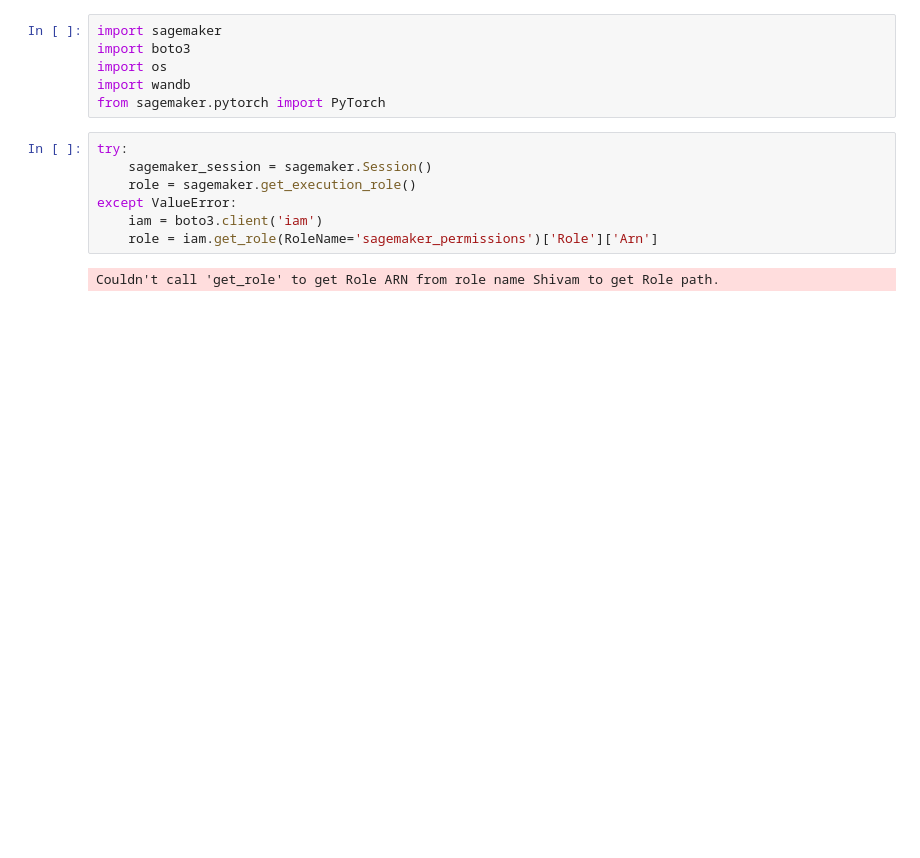
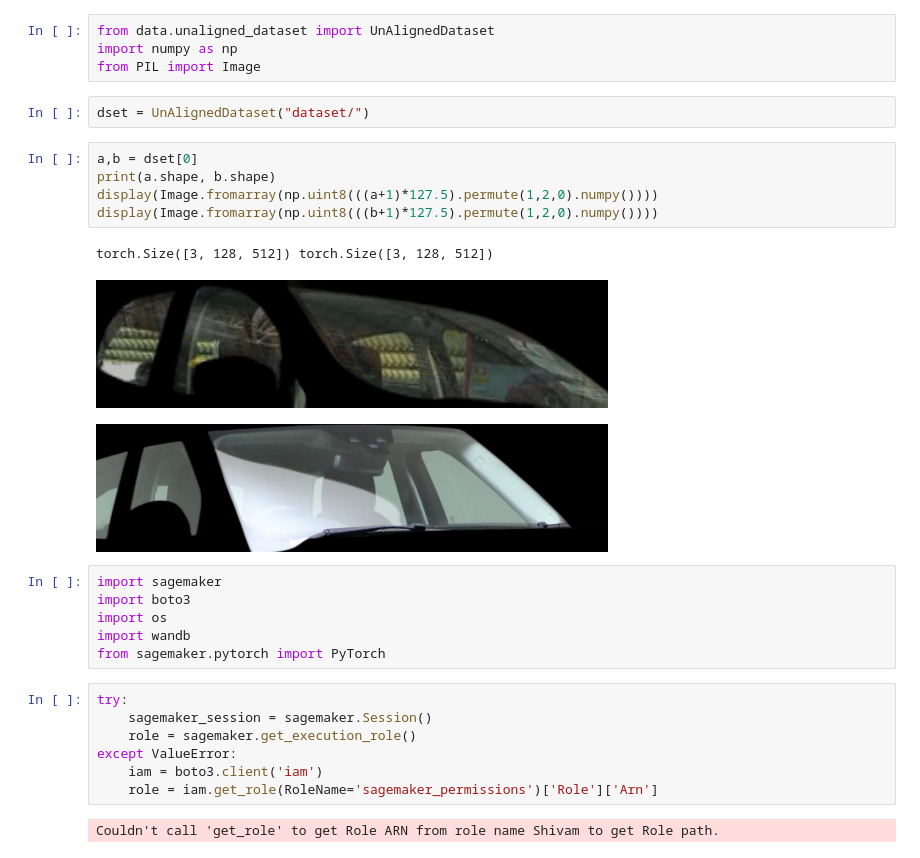
Before and after one commit to ShivamShrirao/contrastive-unpaired-translation, a Jupyter notebook: sagemaker.ipynb, the cells around one changed output. Drawn from its saved outputs; the diff is of its cells as text; blank space fills up the shorter version.

```diff
--- a/sagemaker.ipynb
+++ b/sagemaker.ipynb
@@ -1,3 +1,18 @@
+# %%
+from data.unaligned_dataset import UnAlignedDataset
+import numpy as np
+from PIL import Image
+# %%
+dset = UnAlignedDataset("dataset/")
+# %%
+a,b = dset[0]
+print(a.shape, b.shape)
+display(Image.fromarray(np.uint8(((a+1)*127.5).permute(1,2,0).numpy())))
+display(Image.fromarray(np.uint8(((b+1)*127.5).permute(1,2,0).numpy())))
+# %% [output]
+torch.Size([3, 128, 512]) torch.Size([3, 128, 512])
+[figure, added]
+[figure, added]
 # %%
 import sagemaker
 import boto3
```
Also changed, not shown: parts of 3 cells of this notebook, 3 other files.
